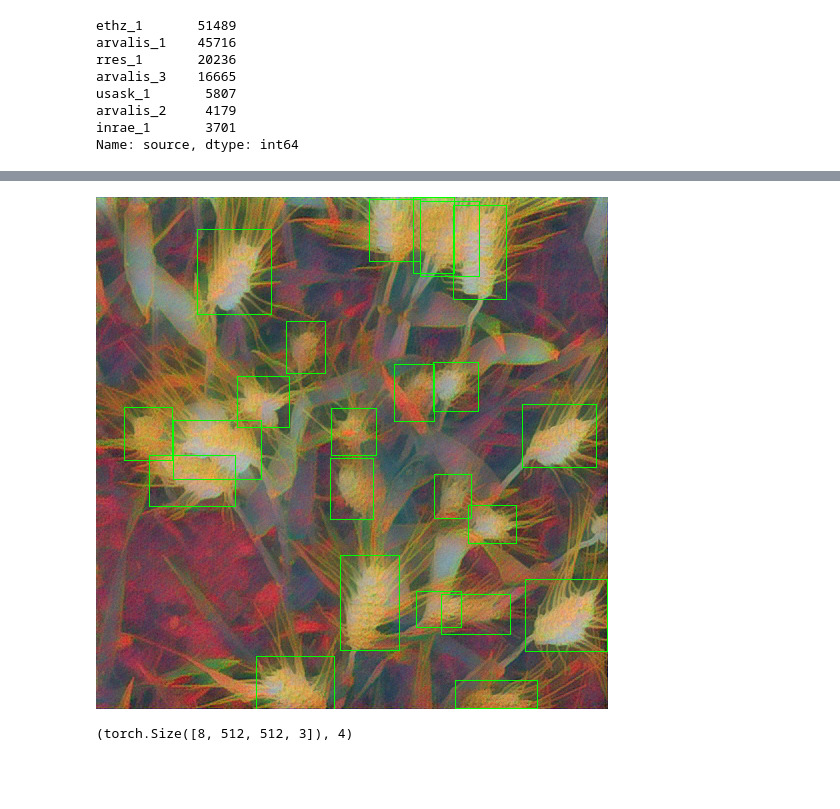
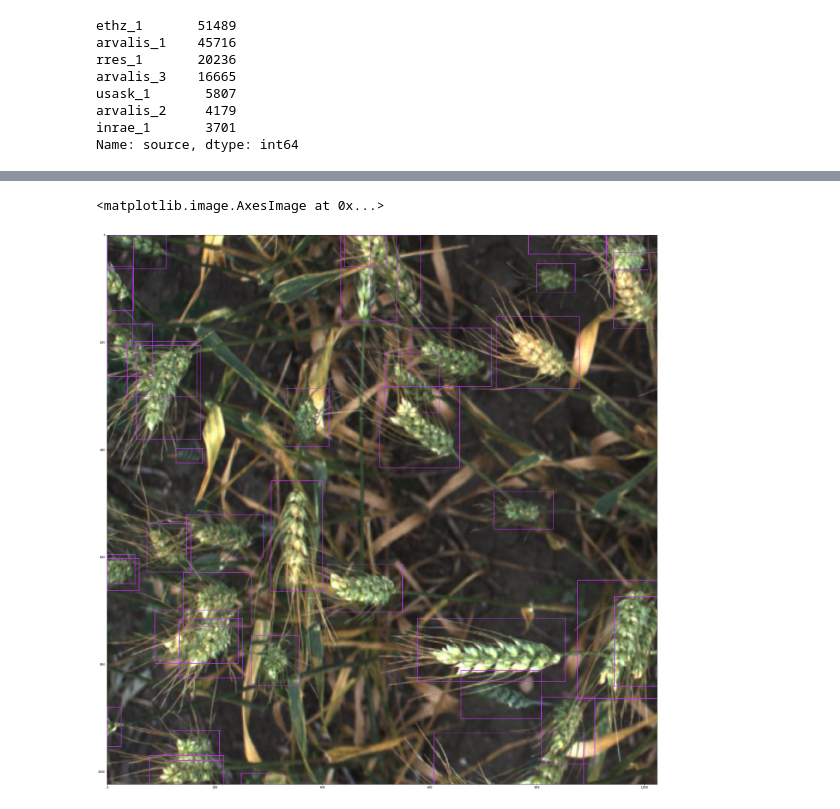
Before and after one commit to dmitry-vorobiev/kaggle-global-wheat-detection, a Jupyter notebook: nbs/dataset.ipynb, the cells around one changed output, grey strips where cells are left out. Cells and saved outputs as stored; diff of their text form; code cells hidden in the pictures; blank space fills up the shorter version.

```diff
--- a/nbs/dataset.ipynb
+++ b/nbs/dataset.ipynb
@@ -146,10 +151,13 @@ tfms = A.Compose(tfms, bbox_params=A.BboxParams('pascal_voc', min_visibility=0.0
 
 image_dir = DATA_DIR/'train'
 csv_path = DATA_DIR/'train.csv'
-gen_image_dirs = [DATA_DIR/'synthetic/2020-07-19/15-13-08']
+gen_image_dirs = [
+    DATA_DIR/'synthetic/0_30_x2/2020-07-30/15-01-01',
+    DATA_DIR/'synthetic/0_30_x2_5/2020-08-01/17-20-40'
+]
 
 ds = ExtendedWheatDataset(image_dir, csv_path,
                           gen_image_dirs=gen_image_dirs,
                           transforms=tfms,
-                          source=['inrae_1'])
+                          source=['usask_1', 'arvalis_2', 'inrae_1'])
 # %% [output]
@@ -162,11 +170,26 @@ len(ds), ds.num_orig_images
+# %%
+tfms = [
+#     A.HueSaturationValue(hue_shift_limit=10, sat_shift_limit=120, val_shift_limit=100, p=1.0),
+#     A.CoarseDropout(max_holes=15, max_height=120, max_width=120, min_holes=3, min_height=30,
+#                     min_width=30, fill_value=114, p=1.5)
+#     A.ShiftScaleRotate(shift_limit=0.1, scale_limit=(-0.3, 0.5), rotate_limit=30,
+#                        border_mode=cv2.BORDER_CONSTANT, value=(114, 114, 114), p=1.0),
+]
+
+tfms = A.Compose(tfms, bbox_params=A.BboxParams('pascal_voc', min_visibility=0.05, label_fields=['cls']))
+ds.transforms = tfms
 # %%
-image, target = ds[450]
+%%time
+
+image, target = ds[0]
+image = image.transpose(1,2,0).copy()
 bboxes = target['bbox']
 
 for bb in bboxes:
     p1 = tuple(bb[:2].astype(int))
     p2 = tuple(bb[2:].astype(int))
-    cv2.rectangle(image, p1, p2, (0, 255, 0), 1)
+    cv2.rectangle(image, p1, p2, (200, 50, 255), 1)
 
-Image.fromarray(image)
+fig = plt.figure(figsize=(36,36))
+plt.imshow(image)
 # %% [output]
@@ -173 +198,2 @@ Image.fromarray(image)
+<matplotlib.image.AxesImage at 0x...>
-[figure, old version]
+[figure, new version]
@@ -189,6 +199,0 @@ dl = torch.utils.data.DataLoader(ds,
-# %%
-images, targets = next(iter(dl))
-
-images.shape, len(targets)
-# %% [output]
-(torch.Size([8, 512, 512, 3]), 4)
```
Also changed, not shown: parts of 6 cells of this notebook, 3 other files.
